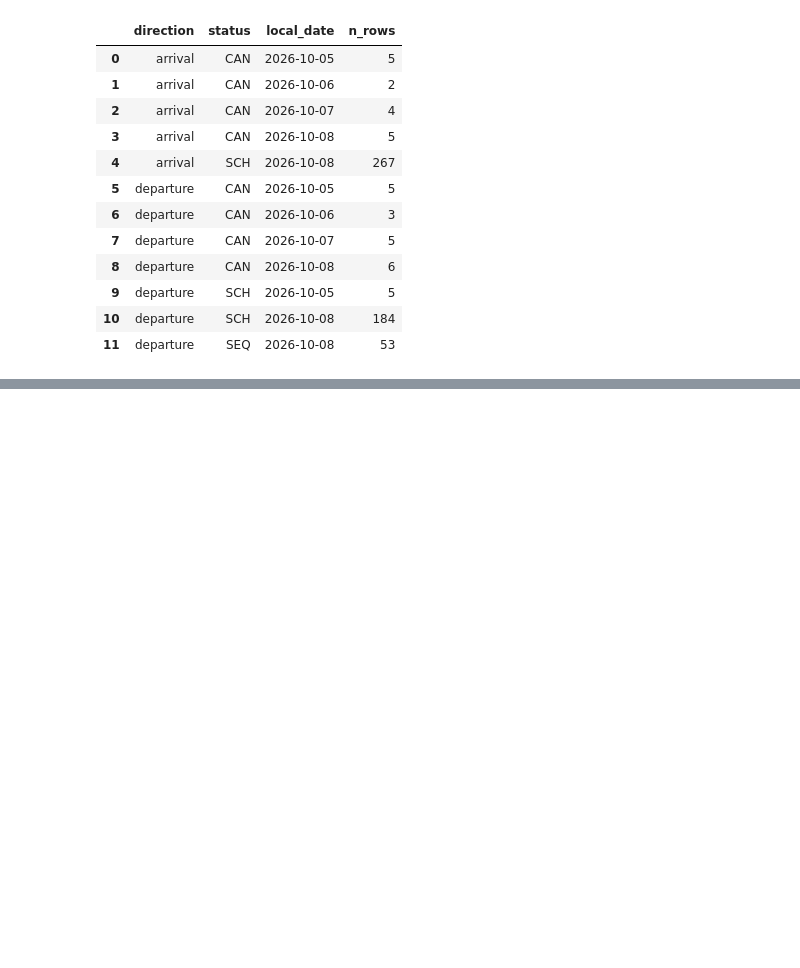
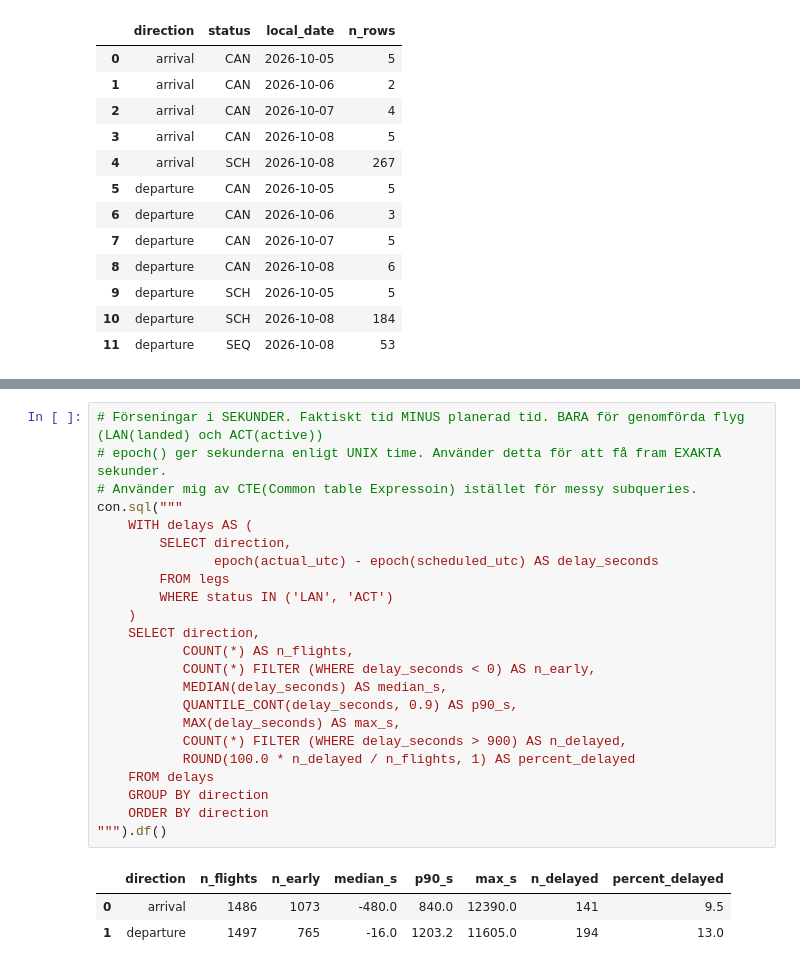
Before and after one commit to indiramahadiva/Flight-punctuality_4_DE25, a Jupyter notebook: notebooks/eda_swedavia.ipynb, the cells around one changed output, grey strips where cells are left out. Drawn from its saved outputs; the diff is of its cells as text; blank space fills up the shorter version.

```diff
--- a/notebooks/eda_swedavia.ipynb
+++ b/notebooks/eda_swedavia.ipynb
@@ -317,0 +327,27 @@ con.sql("""
+# %%
+# Förseningar i SEKUNDER. Faktiskt tid MINUS planerad tid. BARA för genomförda flyg (LAN(landed) och ACT(active))
+# epoch() ger sekunderna enligt UNIX time. Använder detta för att få fram EXAKTA sekunder.
+# Använder mig av CTE(Common table Expressoin) istället för messy subqueries.
+con.sql("""
+    WITH delays AS (
+        SELECT direction,
+               epoch(actual_utc) - epoch(scheduled_utc) AS delay_seconds
+        FROM legs
+        WHERE status IN ('LAN', 'ACT')
+    )
+    SELECT direction,
+           COUNT(*) AS n_flights,
+           COUNT(*) FILTER (WHERE delay_seconds < 0) AS n_early,
+           MEDIAN(delay_seconds) AS median_s,
+           QUANTILE_CONT(delay_seconds, 0.9) AS p90_s,
+           MAX(delay_seconds) AS max_s,
+           COUNT(*) FILTER (WHERE delay_seconds > 900) AS n_delayed,
+           ROUND(100.0 * n_delayed / n_flights, 1) AS percent_delayed
+    FROM delays
+    GROUP BY direction
+    ORDER BY direction
+""").df()
+# %% [output]
+|  | direction | n_flights | n_early | median_s | p90_s | max_s | n_delayed | percent_delayed |
+| 0 | arrival | 1486 | 1073 | -480.0 | 840.0 | 12390.0 | 141 | 9.5 |
+| 1 | departure | 1497 | 765 | -16.0 | 1203.2 | 11605.0 | 194 | 13.0 |
```
Also changed, not shown: parts of 11 cells of this notebook.
